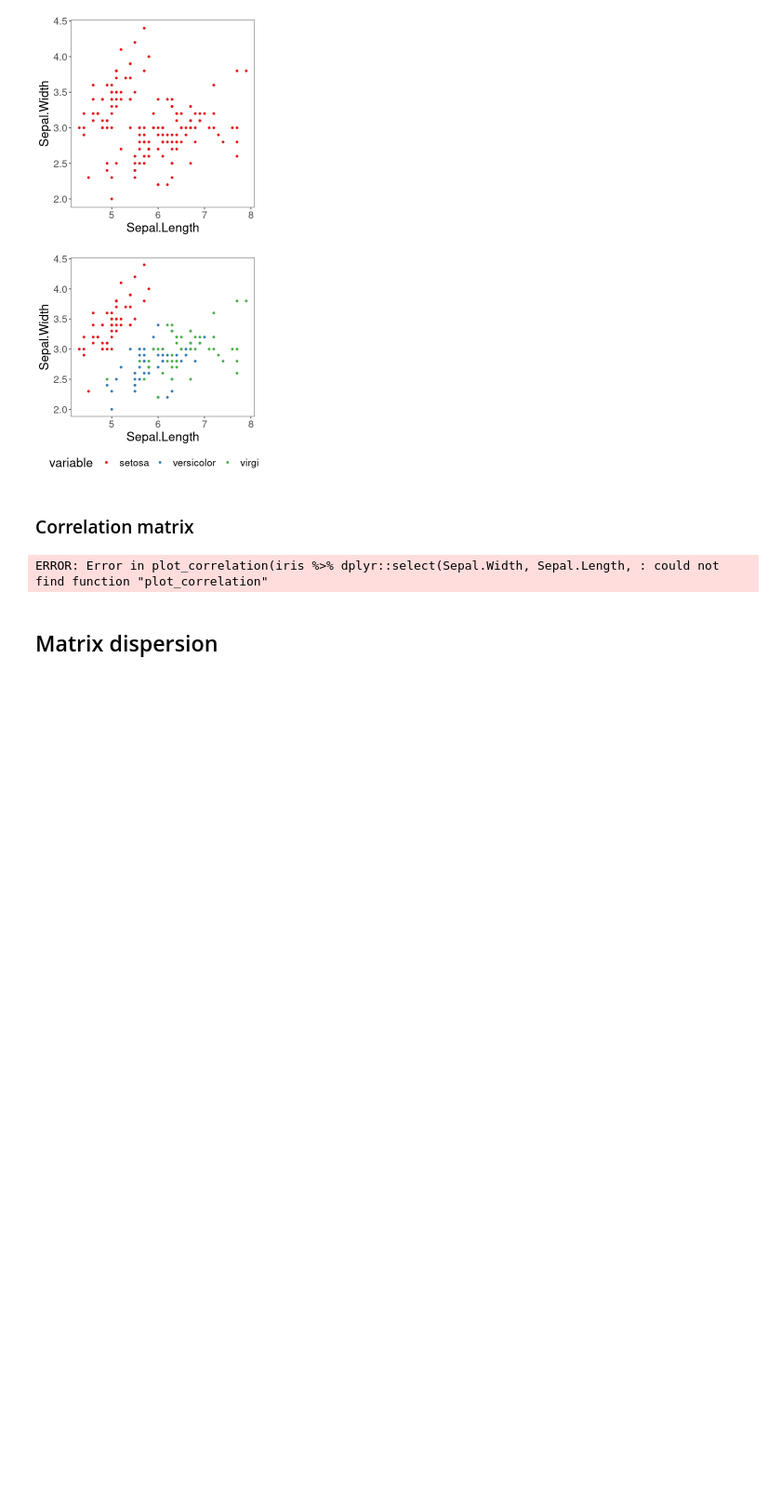
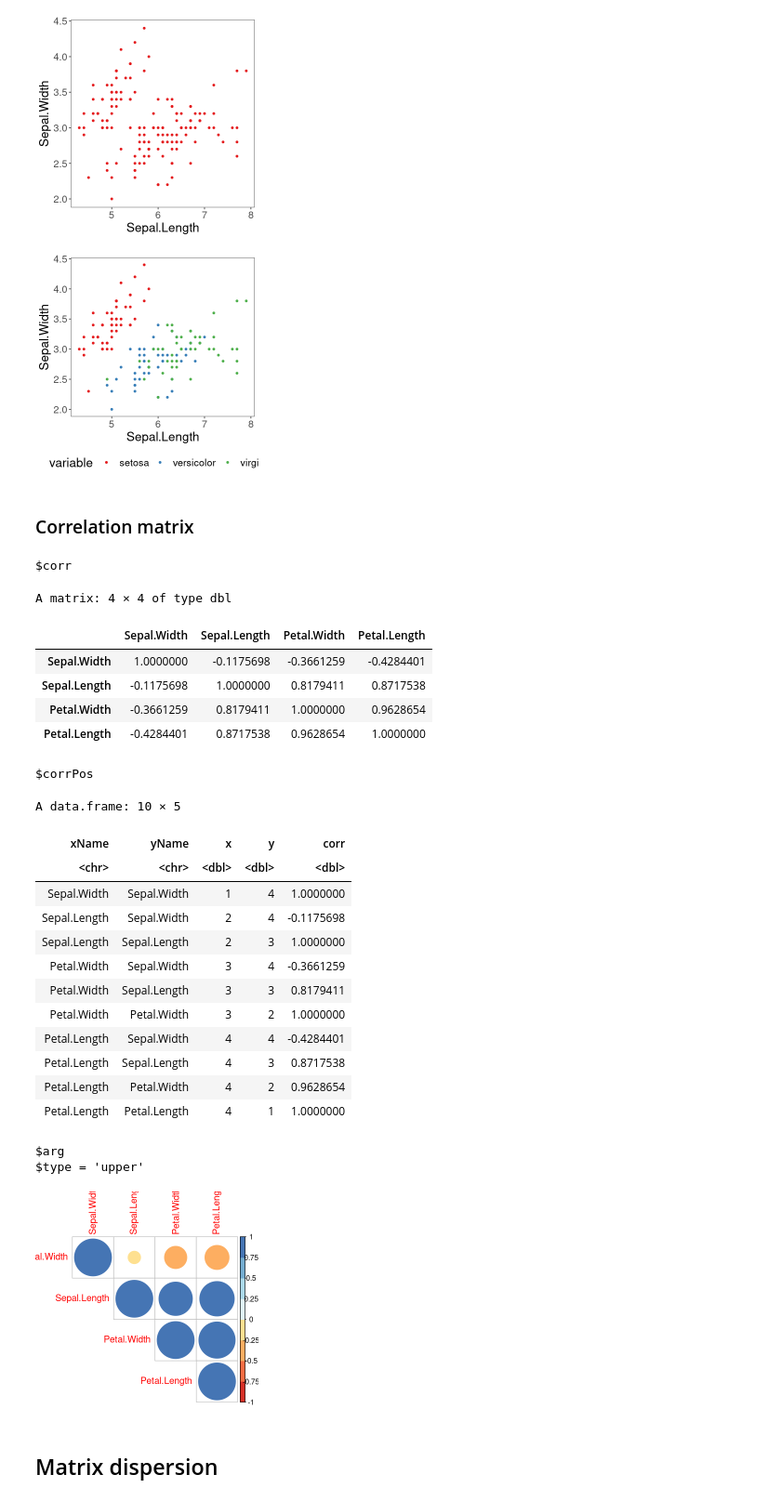
Before and after one commit to eogasawara/mylibrary, a Jupyter notebook: tutorial/tut_exploratory_analysis.ipynb, the cells around one changed output. Shown at 93% size. Drawn from its saved outputs; the diff is of its cells as text; code cells hidden in the pictures; blank space fills up the shorter version.

```diff
--- a/tutorial/tut_exploratory_analysis.ipynb
+++ b/tutorial/tut_exploratory_analysis.ipynb
@@ -178,12 +187,36 @@ plot(grf)
 # %% [markdown]
 ### Correlation matrix
 # %%
+grf <- plot_correlation(iris %>%
+                 dplyr::select(Sepal.Width, Sepal.Length, Petal.Width, Petal.Length))
 options(repr.plot.width=8, repr.plot.height=8)
-plot_correlation(iris %>%
-                 dplyr::select(Sepal.Width, Sepal.Length, Petal.Width, Petal.Length))
+grf
 options(repr.plot.width=4, repr.plot.height=4)
 # %% [output]
-ERROR: Error in plot_correlation(iris %>% dplyr::select(Sepal.Width, Sepal.Length, : could not find function "plot_correlation"
+$corr
+A matrix: 4 × 4 of type dbl
+|  | Sepal.Width | Sepal.Length | Petal.Width | Petal.Length |
+| Sepal.Width | 1.0000000 | -0.1175698 | -0.3661259 | -0.4284401 |
+| Sepal.Length | -0.1175698 | 1.0000000 | 0.8179411 | 0.8717538 |
+| Petal.Width | -0.3661259 | 0.8179411 | 1.0000000 | 0.9628654 |
+| Petal.Length | -0.4284401 | 0.8717538 | 0.9628654 | 1.0000000 |
+$corrPos
+A data.frame: 10 × 5
+| xName | yName | x | y | corr |
+| <chr> | <chr> | <dbl> | <dbl> | <dbl> |
+| Sepal.Width | Sepal.Width | 1 | 4 | 1.0000000 |
+| Sepal.Length | Sepal.Width | 2 | 4 | -0.1175698 |
+| Sepal.Length | Sepal.Length | 2 | 3 | 1.0000000 |
+| Petal.Width | Sepal.Width | 3 | 4 | -0.3661259 |
+| Petal.Width | Sepal.Length | 3 | 3 | 0.8179411 |
+| Petal.Width | Petal.Width | 3 | 2 | 1.0000000 |
+| Petal.Length | Sepal.Width | 4 | 4 | -0.4284401 |
+| Petal.Length | Sepal.Length | 4 | 3 | 0.8717538 |
+| Petal.Length | Petal.Width | 4 | 2 | 0.9628654 |
+| Petal.Length | Petal.Length | 4 | 1 | 1.0000000 |
+$arg
+$type = 'upper'
+[figure, added]
 # %% [markdown]
 ## Matrix dispersion
 # %%
```
Also changed, not shown: parts of 8 cells of this notebook.
